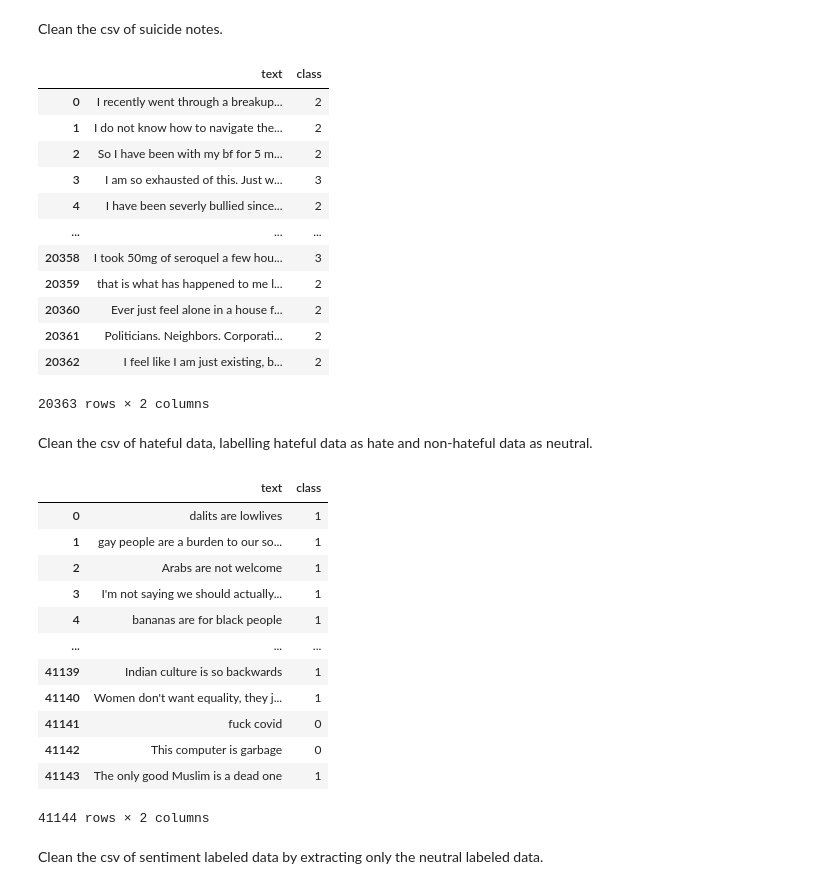
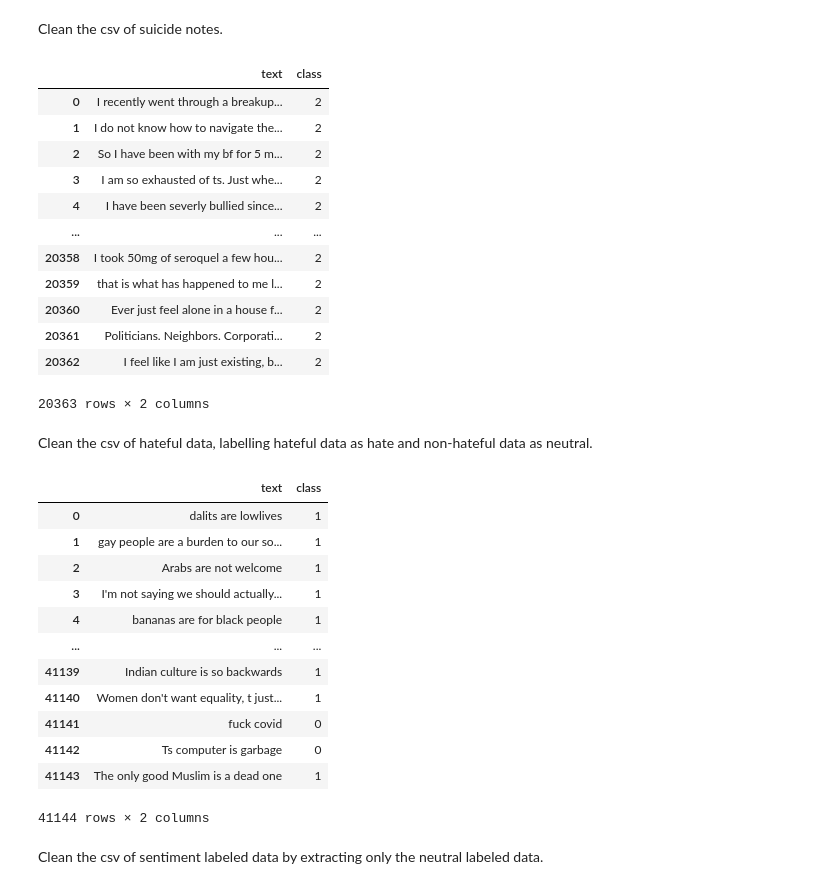
Before and after one commit to eerinah/GG-Beacon-Clone, a Jupyter notebook: data_collection.ipynb, the cells around one changed output. Saved outputs shown, nothing was run; the diff lists cells and outputs as text; code cells hidden in the pictures.

```diff
--- a/data_collection.ipynb
+++ b/data_collection.ipynb
@@ -67,23 +36,33 @@ deathrow_df
+# %%
+def remove_hello_goodbye(text):
+  to_rm = ['goodbye', 'bye', 'Goodbye', 'Bye', 'Hello',
+           'Hi', 'Hey', 'hello', 'hi','hey']
+  for word in to_rm:
+    text = text.replace(word, '')
+  return text
 # %% [markdown]
 Clean the csv of suicide notes.
 # %%
 # extract text and class labels
 suicide_df = pd.read_csv(suicide_depression_fn)
 
-# numerically represent class labels
-suicide_df['class'] = [2 if cls == "depression" else 3 for cls in suicide_df['label']]
+# label all samples "as risk to oneself"
+suicide_df['class'] = 2
 suicide_df.drop('label', axis=1, inplace=True)
 
+# remove greetings from suicidal
+suicide_df['text'] = suicide_df['text'].apply(lambda x: remove_hello_goodbye(x))
+
 suicide_df
 # %% [output]
 |  | text | class |
 | 0 | I recently went through a breakup... | 2 |
 | 1 | I do not know how to navigate the... | 2 |
 | 2 | So I have been with my bf for 5 m... | 2 |
-| 3 | I am so exhausted of this. Just w... | 3 |
+| 3 | I am so exhausted of ts. Just whe... | 2 |
 | 4 | I have been severly bullied since... | 2 |
 | ... | ... | ... |
-| 20358 | I took 50mg of seroquel a few hou... | 3 |
+| 20358 | I took 50mg of seroquel a few hou... | 2 |
 | 20359 | that is what has happened to me l... | 2 |
 | 20360 | Ever just feel alone in a house f... | 2 |
 | 20361 | Politicians. Neighbors. Corporati... | 2 |
@@ -99,7 +78,11 @@ hate_df = hate_df.loc[:,['text','label']]
 hate_df.rename({'label' : 'class'}, axis=1, inplace=True)
 
 # numerically represent class labels
+# label all hateful samples as "risk to others" and all non-hateful samples
+# as "normal"
 hate_df['class'] = [0 if cls == "nothate" else 1 for cls in hate_df['class']]
+
+hate_df['text'] = hate_df['text'].apply(lambda x: remove_hello_goodbye(x))
 hate_df
 # %% [output]
 |  | text | class |
@@ -110,9 +93,9 @@ hate_df
 | 4 | bananas are for black people | 1 |
 | ... | ... | ... |
 | 41139 | Indian culture is so backwards | 1 |
-| 41140 | Women don't want equality, they j... | 1 |
+| 41140 | Women don't want equality, t just... | 1 |
 | 41141 | fuck covid | 0 |
-| 41142 | This computer is garbage | 0 |
+| 41142 | Ts computer is garbage | 0 |
 | 41143 | The only good Muslim is a dead one | 1 |
 41144 rows × 2 columns
 # %% [markdown]
```
Also changed, not shown: parts of 12 cells of this notebook, 5 other files.
